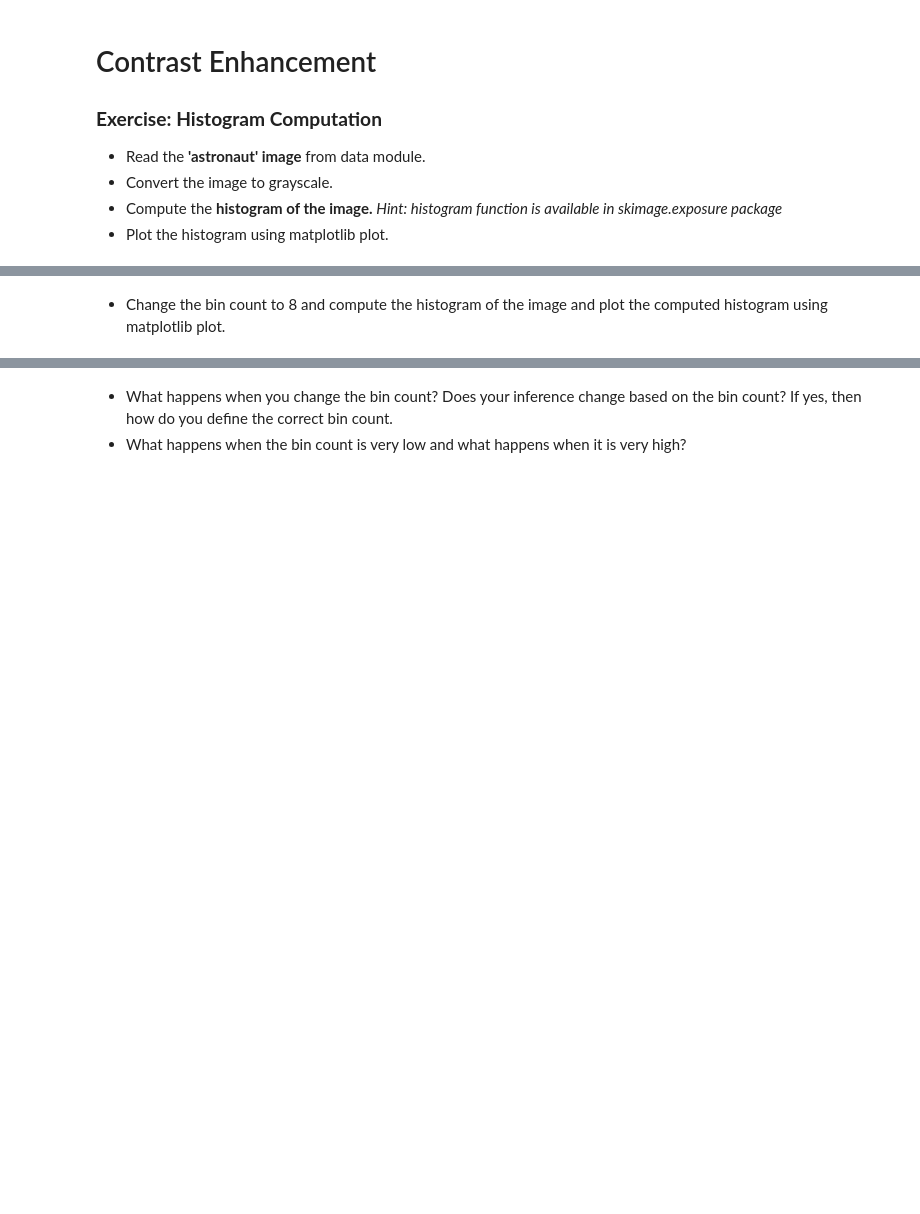
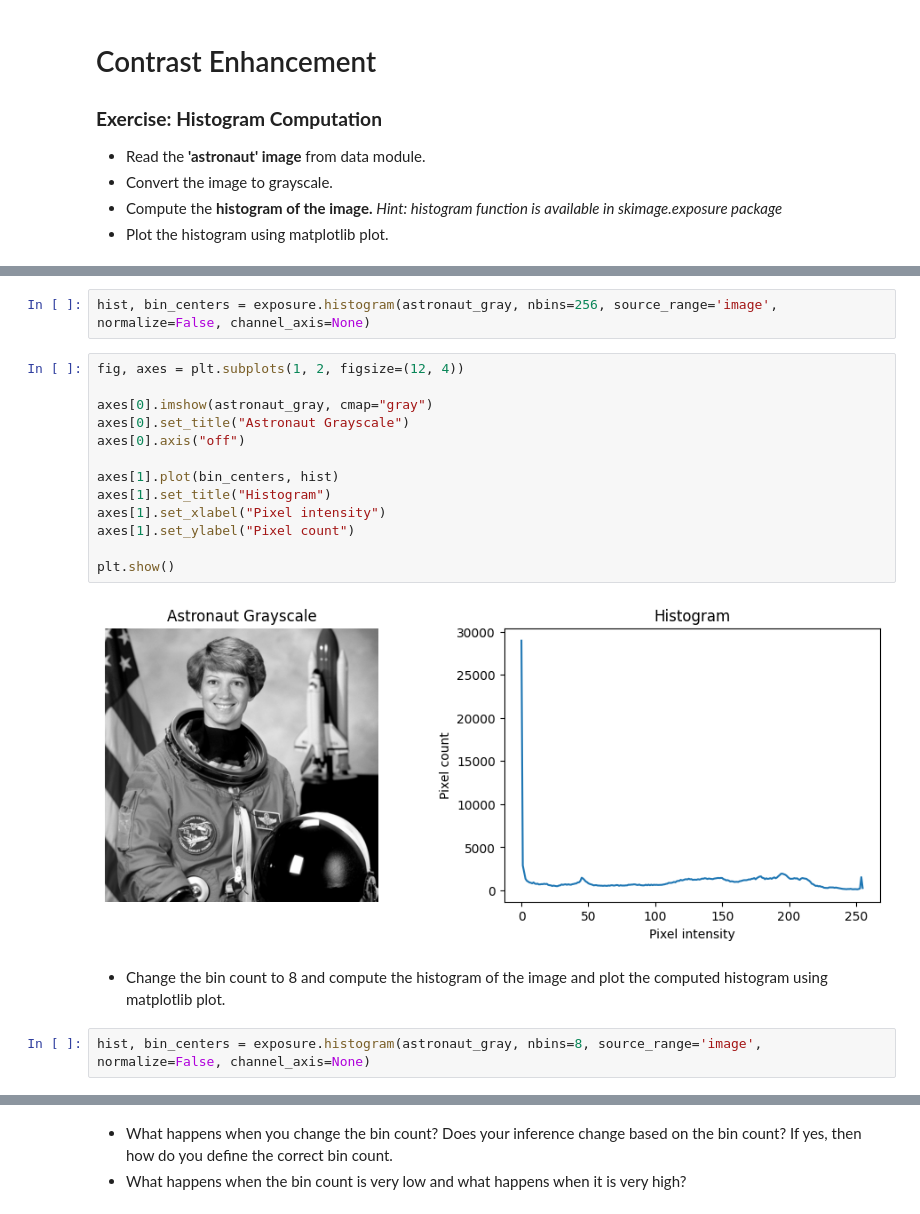
Before and after one commit to RamiSaad93/lab-computer-vision, a Jupyter notebook: main.ipynb, the cells around one changed output, grey strips where cells are left out. Drawn from its saved outputs; the diff is of its cells as text; blank space fills up the shorter version.

```diff
--- a/main.ipynb
+++ b/main.ipynb
@@ -234,2 +250,21 @@ plt.show()
+# %%
+hist, bin_centers = exposure.histogram(astronaut_gray, nbins=256, source_range='image', normalize=False, channel_axis=None)
+# %%
+fig, axes = plt.subplots(1, 2, figsize=(12, 4))
+
+axes[0].imshow(astronaut_gray, cmap="gray")
+axes[0].set_title("Astronaut Grayscale")
+axes[0].axis("off")
+
+axes[1].plot(bin_centers, hist)
+axes[1].set_title("Histogram")
+axes[1].set_xlabel("Pixel intensity")
+axes[1].set_ylabel("Pixel count")
+
+plt.show()
+# %% [output]
+[figure, added]
 # %% [markdown]
 *   Change the bin count to 8 and compute the histogram of the image and plot the computed histogram using matplotlib plot.
+# %%
+hist, bin_centers = exposure.histogram(astronaut_gray, nbins=8, source_range='image', normalize=False, channel_axis=None)
```
Also changed, not shown: parts of 15 cells of this notebook.
